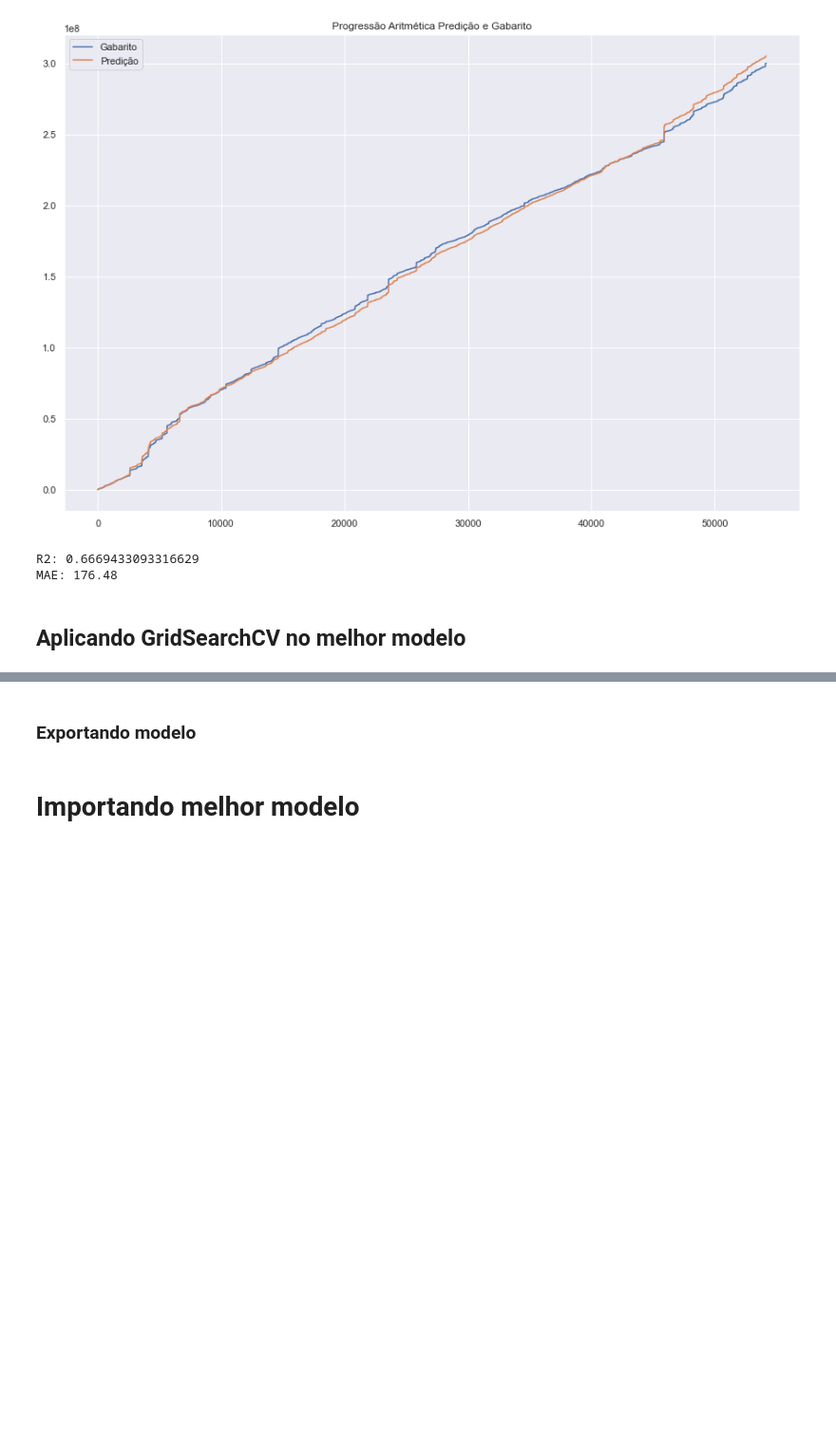
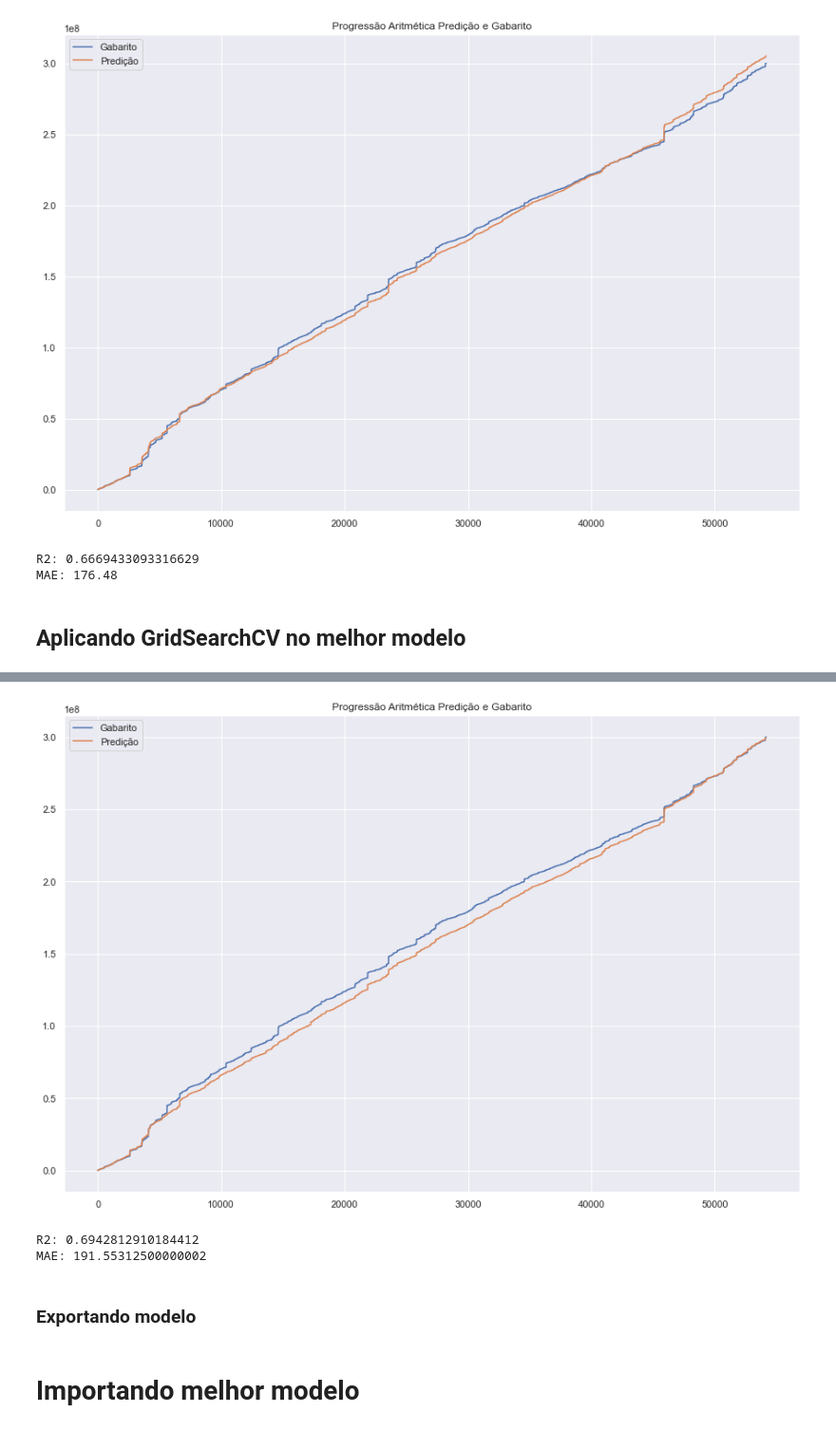
Before and after one commit to Migliorin/Comex-Data-Analysis, a Jupyter notebook: notebooks/analise_dados.ipynb, the cells around one changed output, grey strips where cells are left out. Shown at 95% size. Cells and saved outputs as stored; diff of their text form; code cells hidden in the pictures; blank space fills up the shorter version.

```diff
--- a/notebooks/analise_dados.ipynb
+++ b/notebooks/analise_dados.ipynb
@@ -922,4 +923,4 @@ param_grid = {
 }
 # %%
 CV_rfc = GridSearchCV(estimator=rfr_grid, param_grid=param_grid, cv= 5)
-CV_rfc.fit(x_train, y_train)
+CV_rfc.fit(X_train, y_train)
@@ -928,3 +948,14 @@ CV_rfc.best_params_
+# %%
+rfr = RandomForestRegressor(random_state=42,bootstrap=False,max_depth=None,max_features="sqrt",n_estimators=1600)
+# %%
+r2, mae = treinamento_metricas(rfr,X_train, X_test, y_train, y_test)
+# %% [output]
+[figure, added]
+# %%
+print(f'\nR2: {r2}\nMAE: {mae}\n')
+# %% [output]
+R2: 0.6942812910184412
+MAE: 191.55312500000002
 # %% [markdown]
 ### Exportando modelo
 # %%
```
Also changed, not shown: parts of 6 cells of this notebook.
